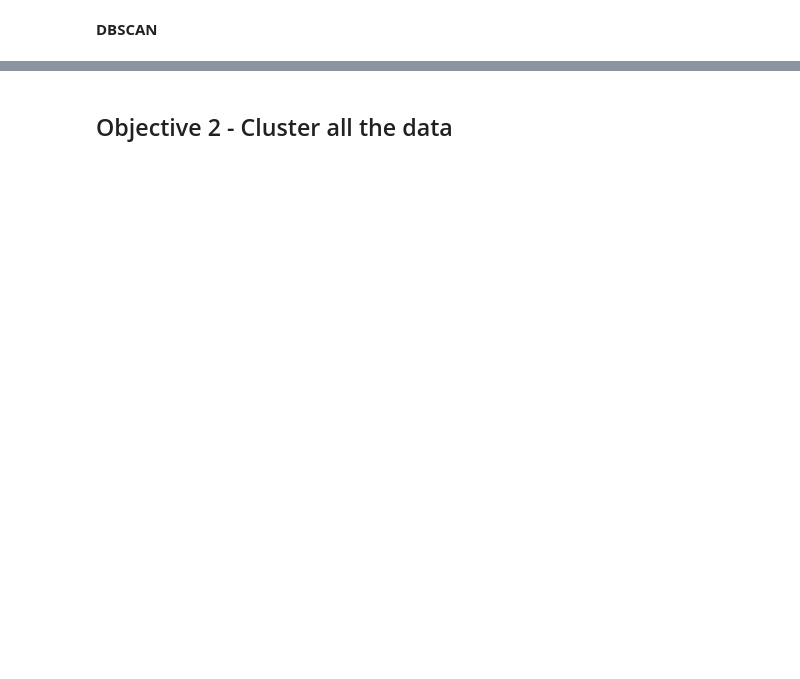
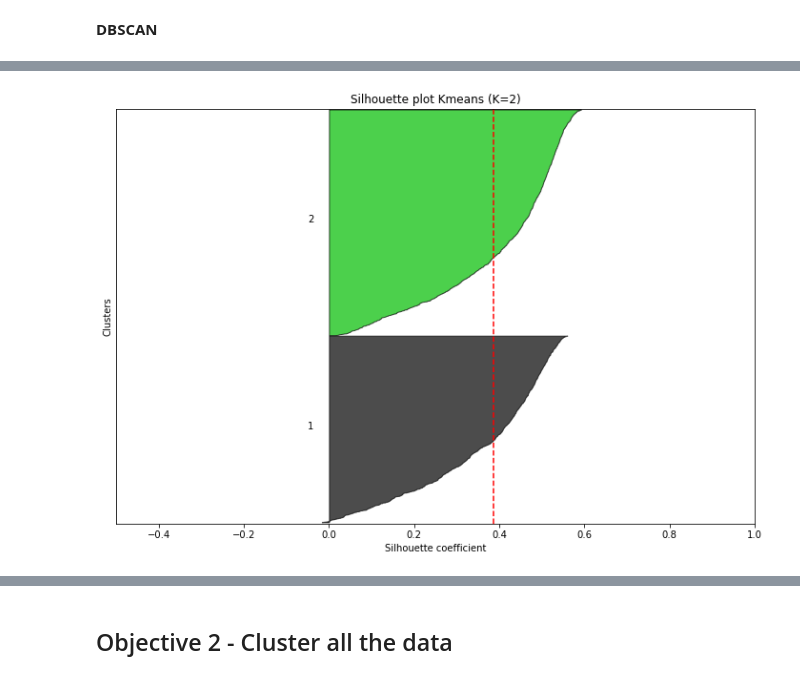
Before and after one commit to ray2g/Data-Mining-Projects, a Jupyter notebook: Homework Assignment 4/PD_TPC4_script.ipynb, the cells around one changed output, grey strips where cells are left out. Saved outputs shown, nothing was run; the diff lists cells and outputs as text; code cells hidden in the pictures; blank space fills up the shorter version.

```diff
--- a/Homework Assignment 4/PD_TPC4_script.ipynb
+++ b/Homework Assignment 4/PD_TPC4_script.ipynb
@@ -311,3 +314,31 @@ def cluster_analysis_dbs(X):
     cluster_results_dbs = pd.DataFrame(data=results_dbs)
 
     return cluster_results_dbs
+# %%
+def drawSillouette(X, labels, header="" ):
+    y_lower =10
+    clusters=list(set(labels))
+    n_clusters=len(clusters)
+
+    plt.figure(figsize=(12,8))
+    ax1 = plt.gca()
+    ax1.set_xlim([-0.5, 1])
+    ax1.set_ylim([0, len(X) + (n_clusters) * 3+ y_lower])
+    sil_avg = silhouette_score(X, labels)
+    silhouette_values = silhouette_samples(X, labels)
+    for i,c in enumerate(clusters):
+        cs_values = silhouette_values[labels == c]
+        cs_values.sort()
+        size_ci = cs_values.shape[0]
+        y_upper = y_lower + size_ci
+        color = cm.nipy_spectral(i / n_clusters) #np.array(["r", "g", "b", "k", "y"])[i] #
+        ax1.fill_betweenx(np.arange(y_lower, y_upper), 0, cs_values, facecolor=color, edgecolor="k", alpha=0.7)
+        ax1.text(-0.05, y_lower + 0.5 * size_ci, str(c))
+        y_lower = y_upper + 3  # 10 for the 0 samples
+    ax1.set_title("Silhouette plot "+ header)
+    ax1.set_xlabel("Silhouette coefficient")
+    ax1.set_ylabel("Clusters")
+    ax1.axvline(x=sil_avg, c="r", linestyle="--")
+
+    ax1.set_yticks([])
+    plt.show()
@@ -394,0 +448,2 @@ noon_cluster_dbs.sort_values(['Silhouette Score'],ascending=False).head(10)
+# %%
+kms_noon = KMeans(n_clusters=2).fit(noon_standard)
@@ -394,0 +458,4 @@ noon_cluster_dbs.sort_values(['Silhouette Score'],ascending=False).head(10)
+# %%
+drawSillouette(noon_standard, kms_noon.labels_+1, "Kmeans (K=2)")
+# %% [output]
+[figure, added]
```
Also changed, not shown: parts of 77 cells of this notebook.
